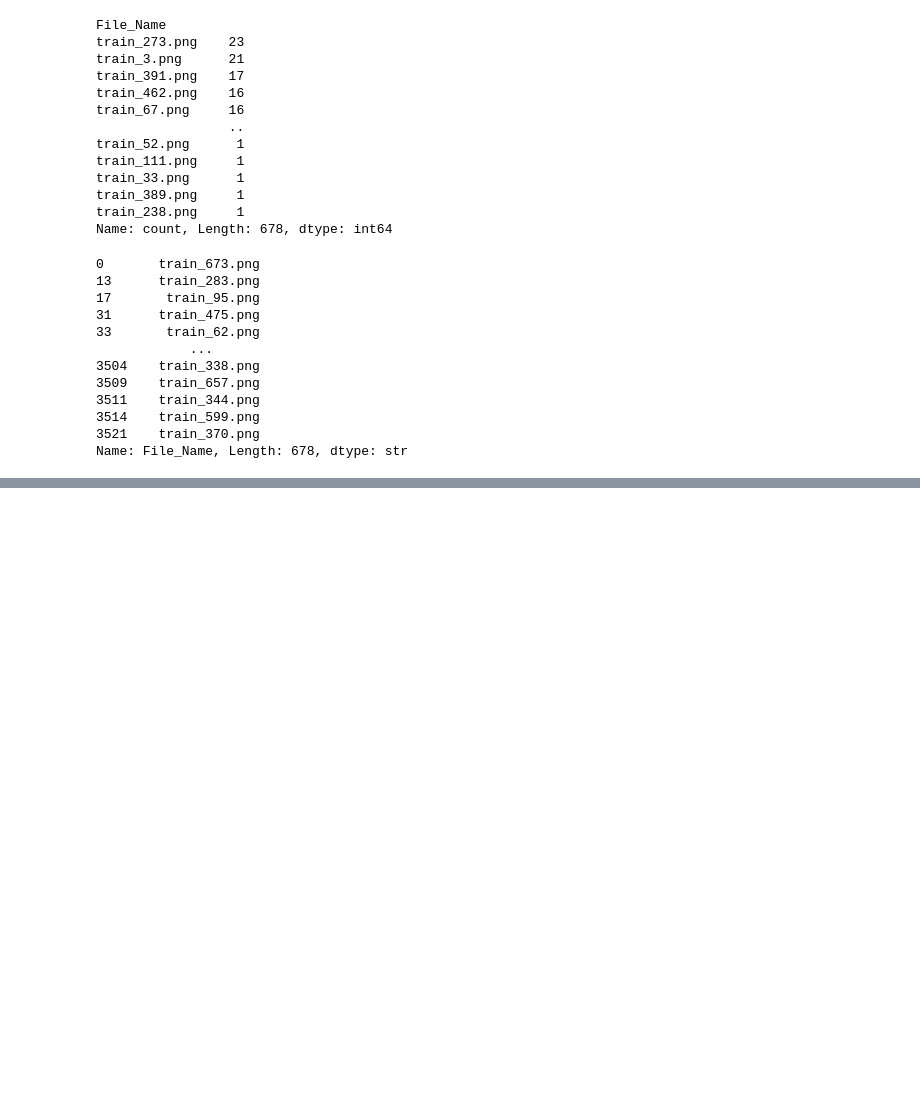
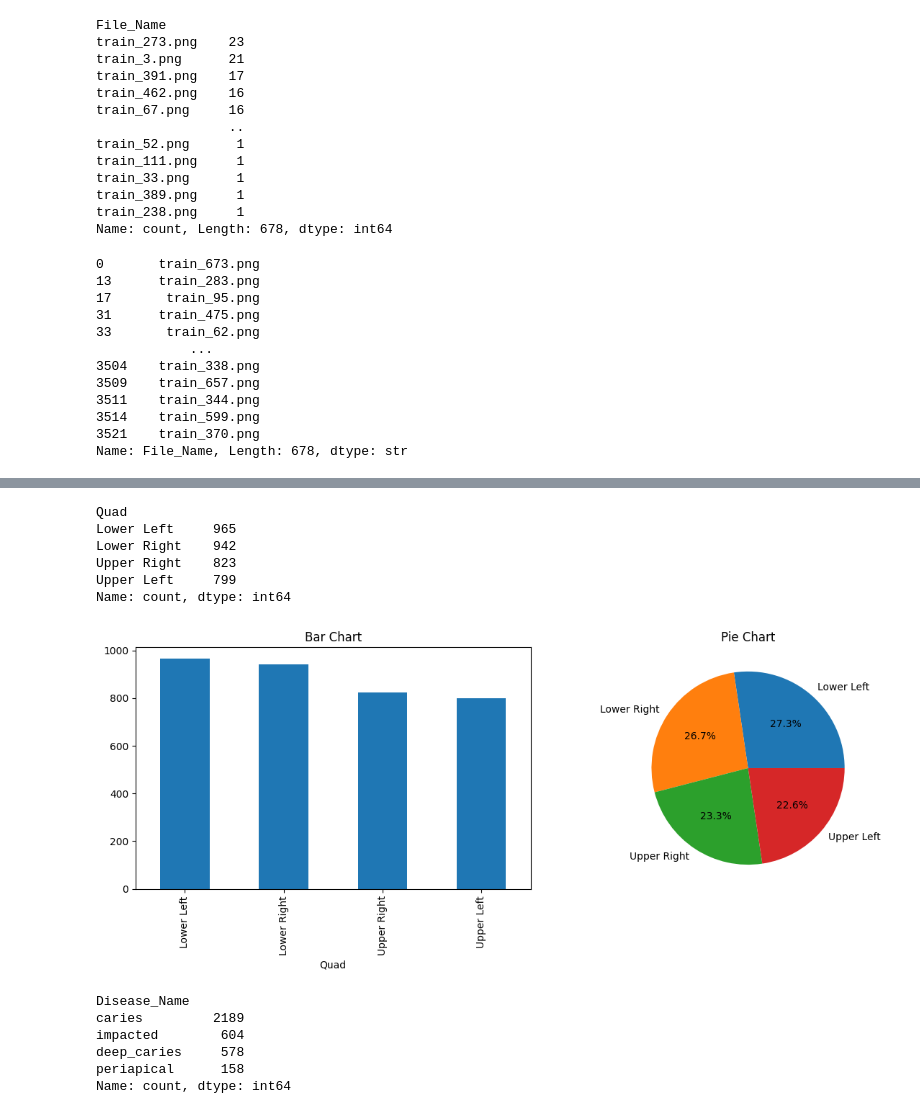
Before and after one commit to abdubakr77/dental-xray-ai, a Jupyter notebook: Notebooks/01_data_exploration.ipynb, the cells around one changed output, grey strips where cells are left out. Drawn from its saved outputs; the diff is of its cells as text; code cells hidden in the pictures; blank space fills up the shorter version.

Commit message:
feat: Show visualaizations about Quad and diseases

```diff
--- a/Notebooks/01_data_exploration.ipynb
+++ b/Notebooks/01_data_exploration.ipynb
@@ -163,0 +191,31 @@ Name: File_Name, Length: 678, dtype: str
+# %%
+df['Quad'].value_counts()
+# %% [output]
+Quad
+Lower Left     965
+Lower Right    942
+Upper Right    823
+Upper Left     799
+Name: count, dtype: int64
+# %%
+fig, axes = plt.subplots(1, 2, figsize=(12, 5))
+
+df['Quad'].value_counts().plot(kind='bar', ax=axes[0])
+axes[0].set_title('Bar Chart')
+
+df['Quad'].value_counts().plot(kind='pie', ax=axes[1], autopct='%1.1f%%')
+axes[1].set_title('Pie Chart')
+
+plt.tight_layout()
+plt.show()
+# %% [output]
+[figure, added]
+# %%
+df['Disease_Name'].value_counts()
+# %% [output]
+Disease_Name
+caries         2189
+impacted        604
+deep_caries     578
+periapical      158
+Name: count, dtype: int64
```
Also changed, not shown: parts of 3 cells of this notebook.
